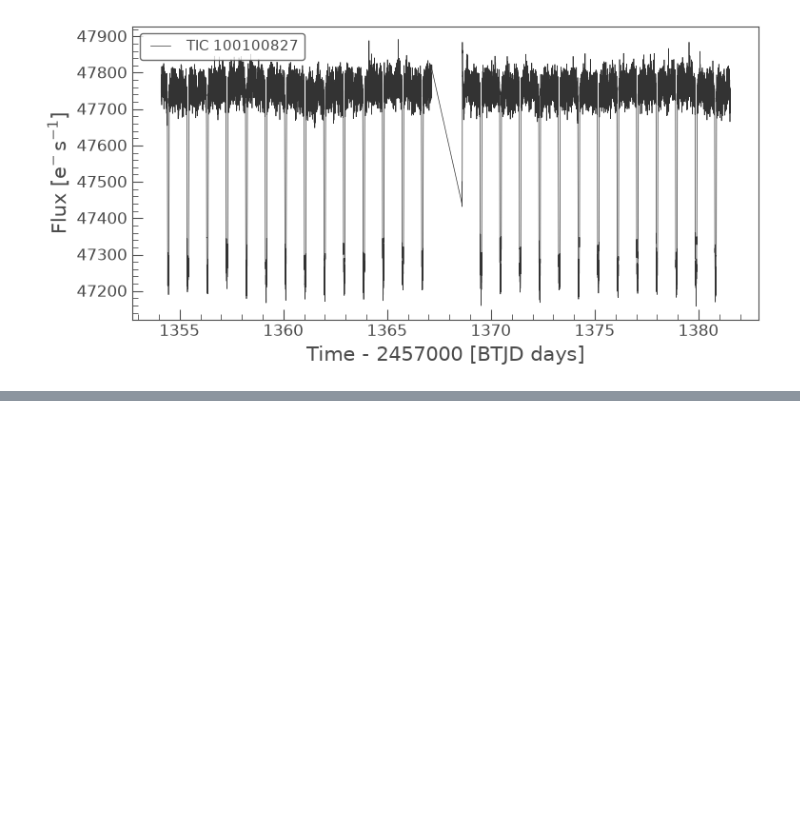
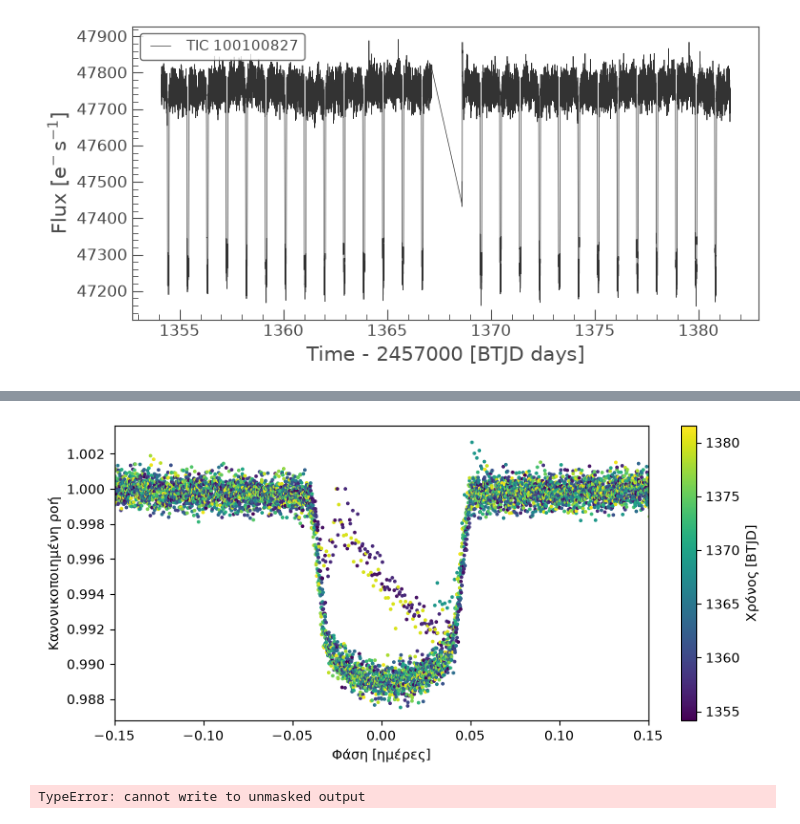
Before and after one commit to rigasneofotistos-beep/tess-transit-project, a Jupyter notebook: 01_first_lightcurve.ipynb, the cells around one changed output, grey strips where cells are left out. Cells and saved outputs as stored; diff of their text form; code cells hidden in the pictures; blank space fills up the shorter version.

```diff
--- a/01_first_lightcurve.ipynb
+++ b/01_first_lightcurve.ipynb
@@ -28,0 +75,33 @@ SearchResult containing 18 data products.
+# %%
+import matplotlib.pyplot as plt
+folded = lc_flat.fold(period=period, epoch_time=t0)
+plt.figure(figsize=(9, 4))
+sc = plt.scatter(folded.time.value, folded.flux.value,
+                 c=folded.time_original.value, s=3, cmap="viridis")
+plt.colorbar(sc, label="Χρόνος [BTJD]")
+plt.xlim(-0.15, 0.15)
+plt.xlabel("Φάση [ημέρες]")
+plt.ylabel("Κανονικοποιημένη ροή")
+plt.show()
+# %% [output]
+[figure, added]
+# %%
+import matplotlib.pyplot as plt
+
+# σημάδεψε τα σημεία μέσα στις διαβάσεις (με λίγο περιθώριο)
+transit_mask = lc_clean.create_transit_mask(period=period, transit_time=t0, duration=0.15)
+
+# ίσιωσε την καμπύλη αγνοώντας αυτά τα σημεία
+lc_flat2 = lc_clean.flatten(window_length=901, mask=transit_mask)
+
+folded2 = lc_flat2.fold(period=period, epoch_time=t0)
+plt.figure(figsize=(9, 4))
+sc = plt.scatter(folded2.time.value, folded2.flux.value,
+                 c=folded2.time_original.value, s=3, cmap="viridis")
+plt.colorbar(sc, label="Χρόνος [BTJD]")
+plt.xlim(-0.15, 0.15)
+plt.xlabel("Φάση [ημέρες]")
+plt.ylabel("Κανονικοποιημένη ροή")
+plt.show()
+# %% [output]
+TypeError: cannot write to unmasked output
```
Also changed, not shown: parts of 4 cells of this notebook.
